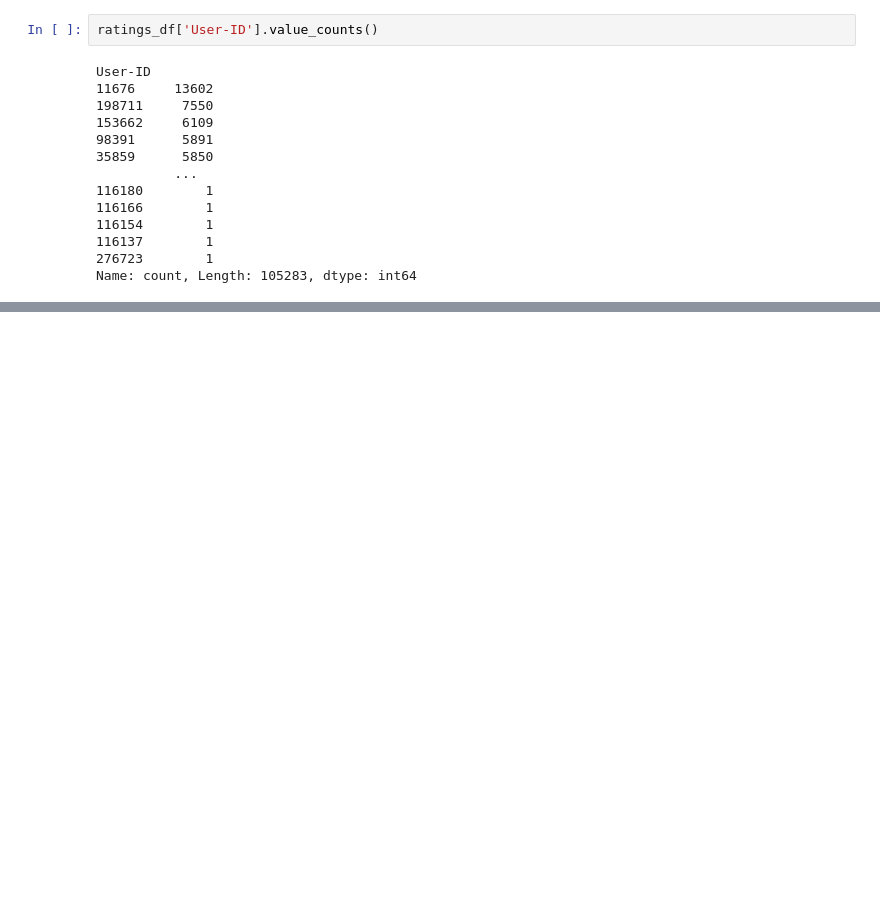
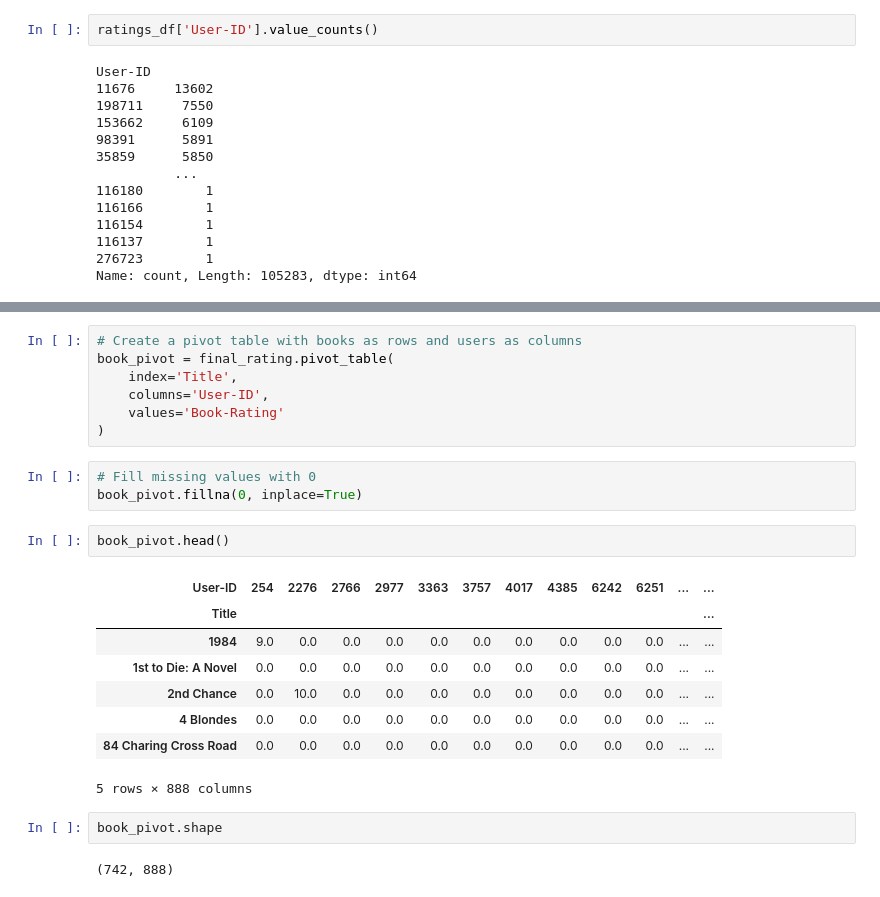
Before and after one commit to alibardestani/books-recommender-system-project, a Jupyter notebook: code.ipynb, the cells around one changed output, grey strips where cells are left out. Saved outputs shown, nothing was run; the diff lists cells and outputs as text; blank space fills up the shorter version.

```diff
--- a/code.ipynb
+++ b/code.ipynb
@@ -148,0 +136,25 @@ number_rating.head()
+# %%
+# Create a pivot table with books as rows and users as columns
+book_pivot = final_rating.pivot_table(
+    index='Title',
+    columns='User-ID',
+    values='Book-Rating'
+)
+# %%
+# Fill missing values with 0
+book_pivot.fillna(0, inplace=True)
+# %%
+book_pivot.head()
+# %% [output]
+| User-ID | 254 | 2276 | 2766 | 2977 | 3363 | 3757 | 4017 | 4385 | 6242 | 6251 | ... | ... |
+| Title |  |  |  |  |  |  |  |  |  |  |  | ... |
+| 1984 | 9.0 | 0.0 | 0.0 | 0.0 | 0.0 | 0.0 | 0.0 | 0.0 | 0.0 | 0.0 | ... | ... |
+| 1st to Die: A Novel | 0.0 | 0.0 | 0.0 | 0.0 | 0.0 | 0.0 | 0.0 | 0.0 | 0.0 | 0.0 | ... | ... |
+| 2nd Chance | 0.0 | 10.0 | 0.0 | 0.0 | 0.0 | 0.0 | 0.0 | 0.0 | 0.0 | 0.0 | ... | ... |
+| 4 Blondes | 0.0 | 0.0 | 0.0 | 0.0 | 0.0 | 0.0 | 0.0 | 0.0 | 0.0 | 0.0 | ... | ... |
+| 84 Charing Cross Road | 0.0 | 0.0 | 0.0 | 0.0 | 0.0 | 0.0 | 0.0 | 0.0 | 0.0 | 0.0 | ... | ... |
+5 rows × 888 columns
+# %%
+book_pivot.shape
+# %% [output]
+(742, 888)
```
Also changed, not shown: parts of 18 cells of this notebook.
